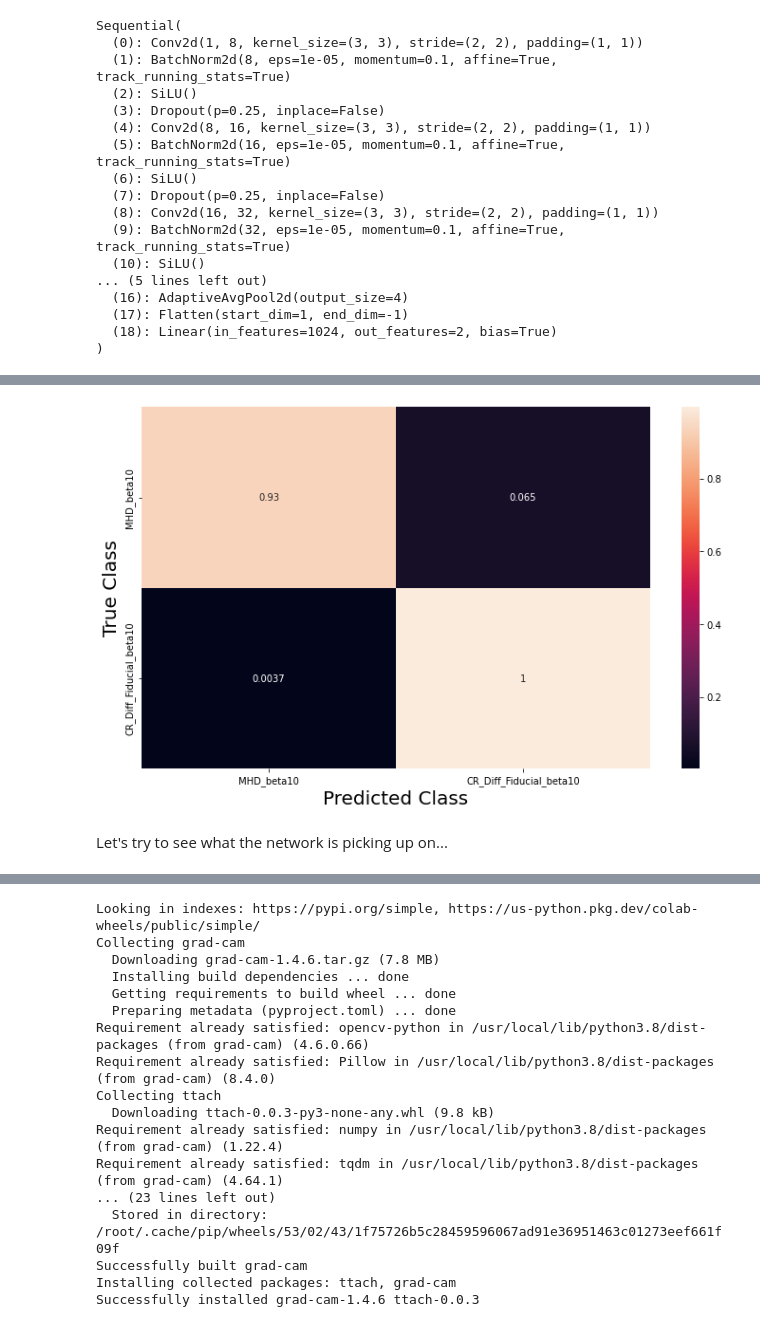
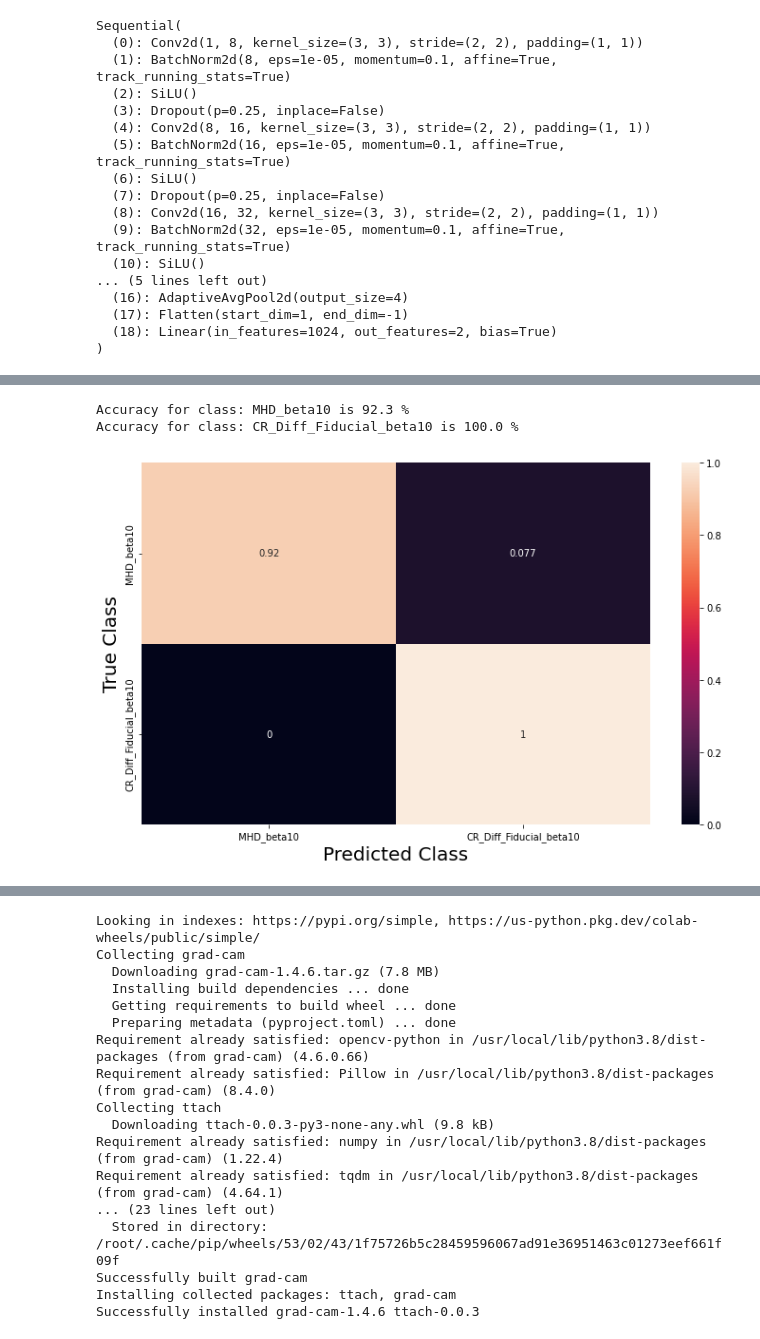
Before and after one commit to bustardchad/ML_Turb, a Jupyter notebook: train_CNN_MHD_vs_CRs.ipynb, the cells around one changed output, grey strips where cells are left out. Saved outputs shown, nothing was run; the diff lists cells and outputs as text; code cells hidden in the pictures.

```diff
--- a/train_CNN_MHD_vs_CRs.ipynb
+++ b/train_CNN_MHD_vs_CRs.ipynb
@@ -655,5 +463,6 @@ plot_other_metrics(total_train_metrics, total_val_metrics, met_list)
 # %%
-# load the saved model
+# structure of the saved model
+
 model = nn.Sequential(
     nn.Conv2d(1, 8, kernel_size=3, stride=2, padding=1),
     nn.BatchNorm2d(8),
@@ -675,8 +484,32 @@ model = nn.Sequential(
     nn.Flatten(),
     nn.Linear(64*4*4,config.num_classes)
 )
+"""
 
-model.load_state_dict(torch.load(config.run_name+'_checkpoint.pt',map_location=torch.device('cpu')))
+model = nn.Sequential(
+    nn.Conv2d(1, 8, kernel_size=3, stride=2, padding=1),
+    nn.BatchNorm2d(8),
+    nn.SiLU(),
+    nn.Dropout(0.25),
+    nn.Conv2d(8, 16, kernel_size=3, stride=2, padding=1),
+    nn.BatchNorm2d(16),
+    nn.SiLU(),
+    nn.Dropout(0.25),
+    nn.Conv2d(16, 32, kernel_size=3, stride=2, padding=1),
+    nn.BatchNorm2d(32),
+    nn.SiLU(),
+    nn.Dropout(0.25),
+    nn.AdaptiveAvgPool2d(4), # works with any input size
+    nn.Flatten(),
+    nn.Linear(32*4*4,config.num_classes)
+)
+
+"""
+# path to checkpoint file
+path_to_chk = ''
+
+# load the saved model checkpoint
+model.load_state_dict(torch.load(path_to_chk + config.run_name + '_checkpoint.pt',map_location=torch.device('cpu')))
 model.eval()
 # %% [output]
 Sequential(
@@ -738,14 +532,9 @@ Total predictions for class: CR_Diff_Fiducial_beta10 is 1638.0
-# %%
-# Build confusion matrix
-cf_matrix = confusion_matrix(y_true, y_pred)
-df_cm = pd.DataFrame(cf_matrix / np.sum(cf_matrix, axis=1), index = [i for i in classes],
-                     columns = [i for i in classes])
-plt.figure(figsize = (12,7))
-sn.heatmap(df_cm, annot=True)
-plt.xlabel("Predicted Class",fontsize=20)
-plt.ylabel("True Class",fontsize=20)
-plt.show()
-# %% [output]
-[figure, removed]
-# %% [markdown]
-Let's try to see what the network is picking up on...
+# %%
+# create confusion matrix
+fig = interp.confusion(config, model, valid_dl)
+#fig.show()
+fig.savefig('Confusion_Validation_KillPwr_twoClasses.png',dpi=600)
+# %% [output]
+Accuracy for class: MHD_beta10 is 92.3 %
+Accuracy for class: CR_Diff_Fiducial_beta10 is 100.0 %
+[figure, added]
```
Also changed, not shown: parts of 29 cells of this notebook.
